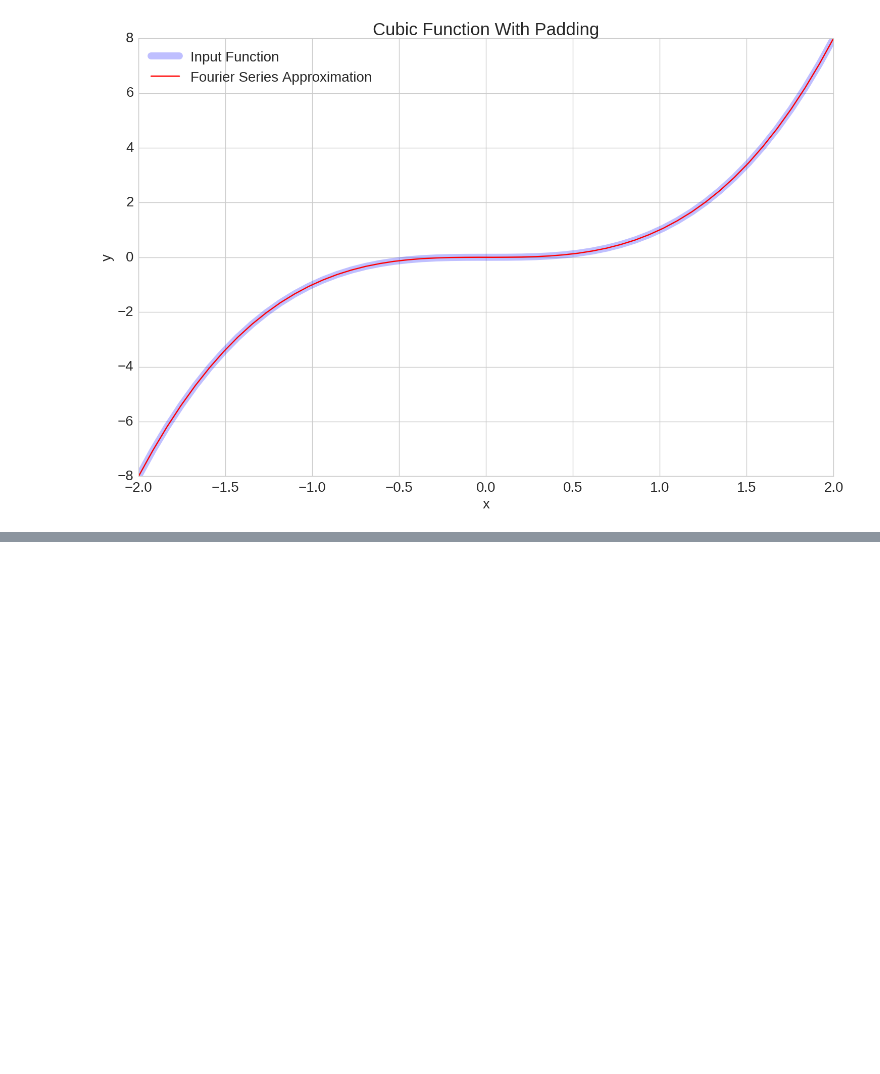
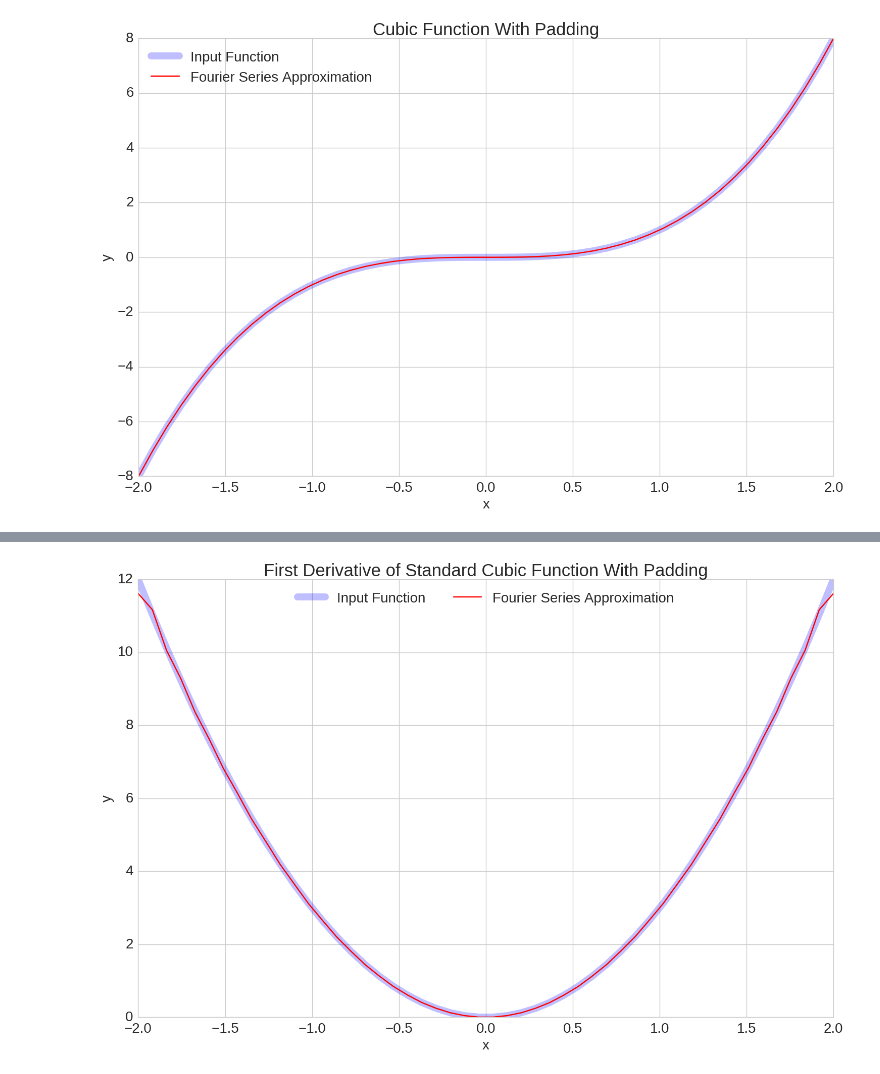
Before and after one commit to jbhersch/fast_fourier_series, a Jupyter notebook: cubic.ipynb, the cells around one changed output, grey strips where cells are left out. Drawn from its saved outputs; the diff is of its cells as text; code cells hidden in the pictures; blank space fills up the shorter version.

```diff
--- a/cubic.ipynb
+++ b/cubic.ipynb
@@ -151,0 +152,19 @@ plt.show()
+# %%
+fs_pad = FFS(x,y,1000)
+
+plt.figure(figsize=(15,10))
+plt.plot(x,d1_y,'b',linewidth=10, alpha = 0.25, label = 'Input Function')
+plt.plot(x,fs_pad.evaluate(x,deriv=1),'r', label = 'Fourier Series Approximation')
+plt.xlabel('x', fontsize=20)
+plt.xticks(fontsize=20)
+plt.ylabel('y', fontsize=20)
+plt.yticks(fontsize=20)
+# plt.ylim((-0.1, 1.1))
+plt.title('First Derivative of Standard Cubic Function With Padding', fontsize=25)
+plt.legend(loc = 'upper center', prop={'size':20}, ncol = 2)
+
+plt.tight_layout()
+# plt.savefig('images/cubic_1st_derivative_with_padding.png')
+plt.show()
+# %% [output]
+[figure, added]
```
Also changed, not shown: parts of 5 cells of this notebook, 9 other files.
